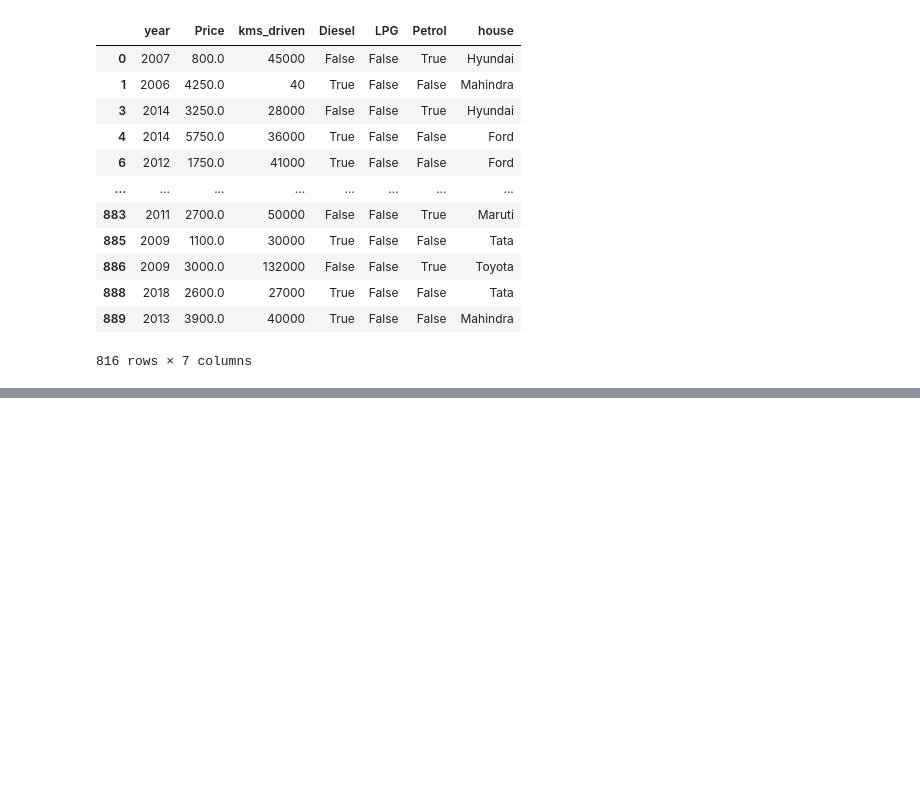
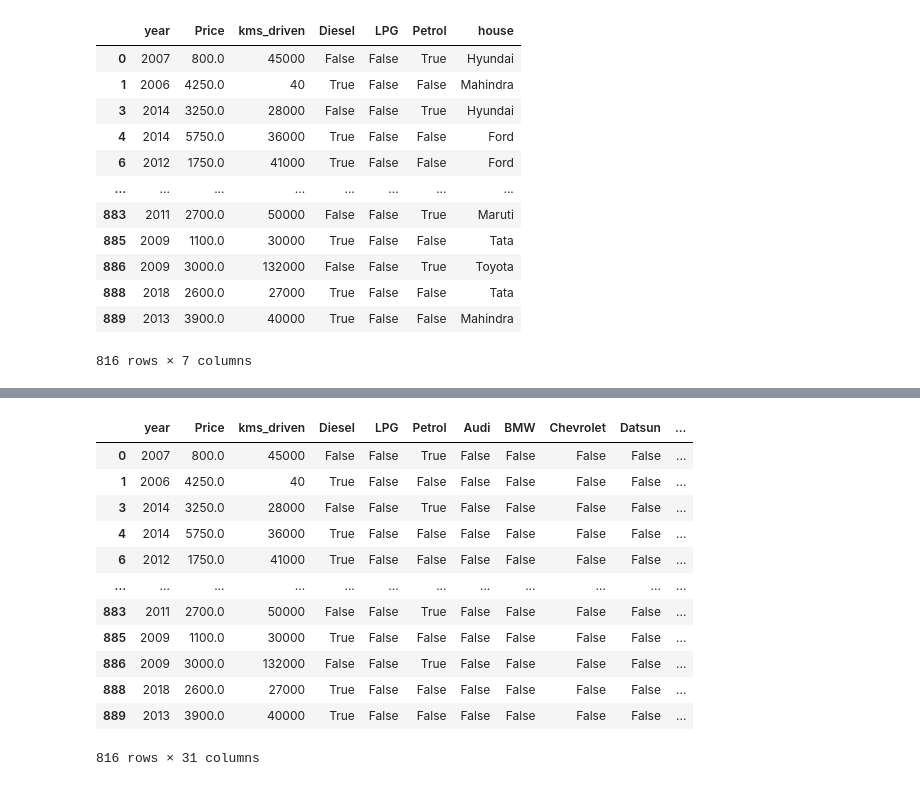
Before and after one commit to lebondon/FISTIC2024_FD, a Jupyter notebook: FD_files/lez 7/cars.ipynb, the cells around one changed output, grey strips where cells are left out. Drawn from its saved outputs; the diff is of its cells as text; code cells hidden in the pictures; blank space fills up the shorter version.

```diff
--- a/FD_files/lez 7/cars.ipynb
+++ b/FD_files/lez 7/cars.ipynb
@@ -195,0 +202,20 @@ df.drop('name',axis=1)
+# %%
+one_hot=pd.get_dummies(df['house'])
+df=df.drop('house',axis=1)
+df = df.join(one_hot)
+df=df.drop('name',axis=1)
+df
+# %% [output]
+|  | year | Price | kms_driven | Diesel | LPG | Petrol | Audi | BMW | Chevrolet | Datsun | ... |
+| 0 | 2007 | 800.0 | 45000 | False | False | True | False | False | False | False | ... |
+| 1 | 2006 | 4250.0 | 40 | True | False | False | False | False | False | False | ... |
+| 3 | 2014 | 3250.0 | 28000 | False | False | True | False | False | False | False | ... |
+| 4 | 2014 | 5750.0 | 36000 | True | False | False | False | False | False | False | ... |
+| 6 | 2012 | 1750.0 | 41000 | True | False | False | False | False | False | False | ... |
+| ... | ... | ... | ... | ... | ... | ... | ... | ... | ... | ... | ... |
+| 883 | 2011 | 2700.0 | 50000 | False | False | True | False | False | False | False | ... |
+| 885 | 2009 | 1100.0 | 30000 | True | False | False | False | False | False | False | ... |
+| 886 | 2009 | 3000.0 | 132000 | False | False | True | False | False | False | False | ... |
+| 888 | 2018 | 2600.0 | 27000 | True | False | False | False | False | False | False | ... |
+| 889 | 2013 | 3900.0 | 40000 | True | False | False | False | False | False | False | ... |
+816 rows × 31 columns
```
Also changed, not shown: parts of 27 cells of this notebook, 4 other files.
